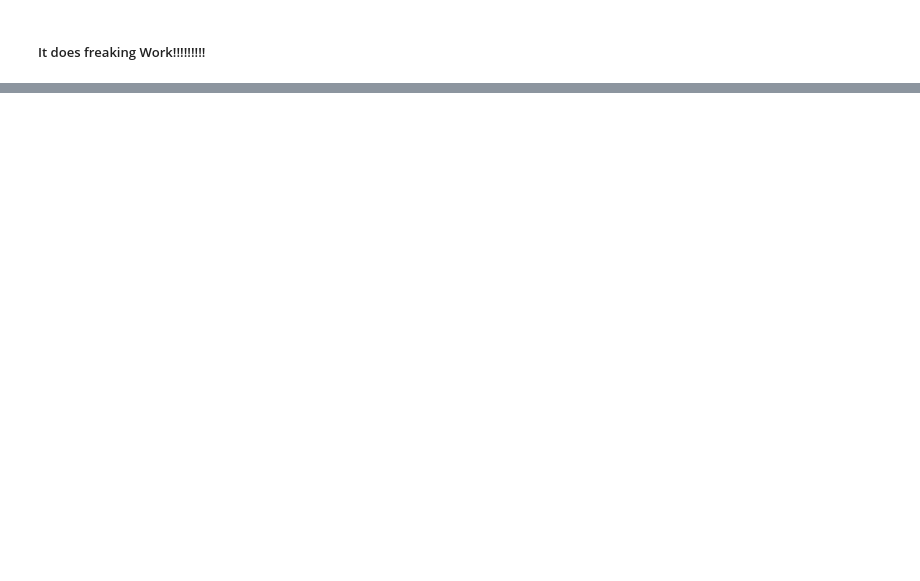
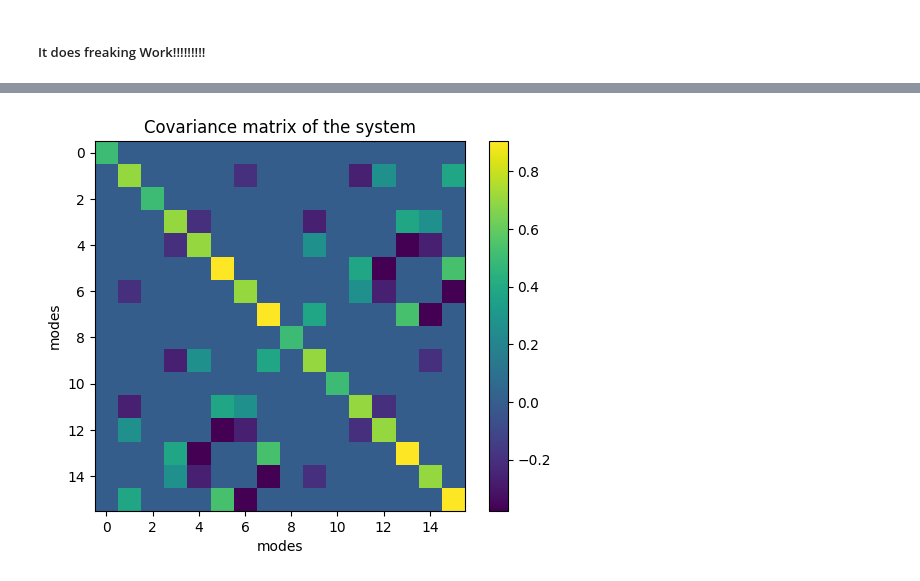
Before and after one commit to RomainBrunel/SCIQIS-Project, a Jupyter notebook: test.ipynb, the cells around one changed output, grey strips where cells are left out. Saved outputs shown, nothing was run; the diff lists cells and outputs as text; code cells hidden in the pictures; blank space fills up the shorter version.

Commit message:
Test speed an truth of the simulation expand to dual2D 3D 4D

```diff
--- a/test.ipynb
+++ b/test.ipynb
@@ -193,0 +244,7 @@ array([[ True,  True,  True,  True,  True,  True,  True,  True,  True,  True,  T
+# %%
+cd = mss.cluster_state(k=1, m=1,structure="dual")
+cd.run_calculation(0.6)
+# %%
+cd.state.plot_cov_matrix()
+# %% [output]
+[figure, added]
```
Also changed, not shown: parts of 21 cells of this notebook, 2 other files.
